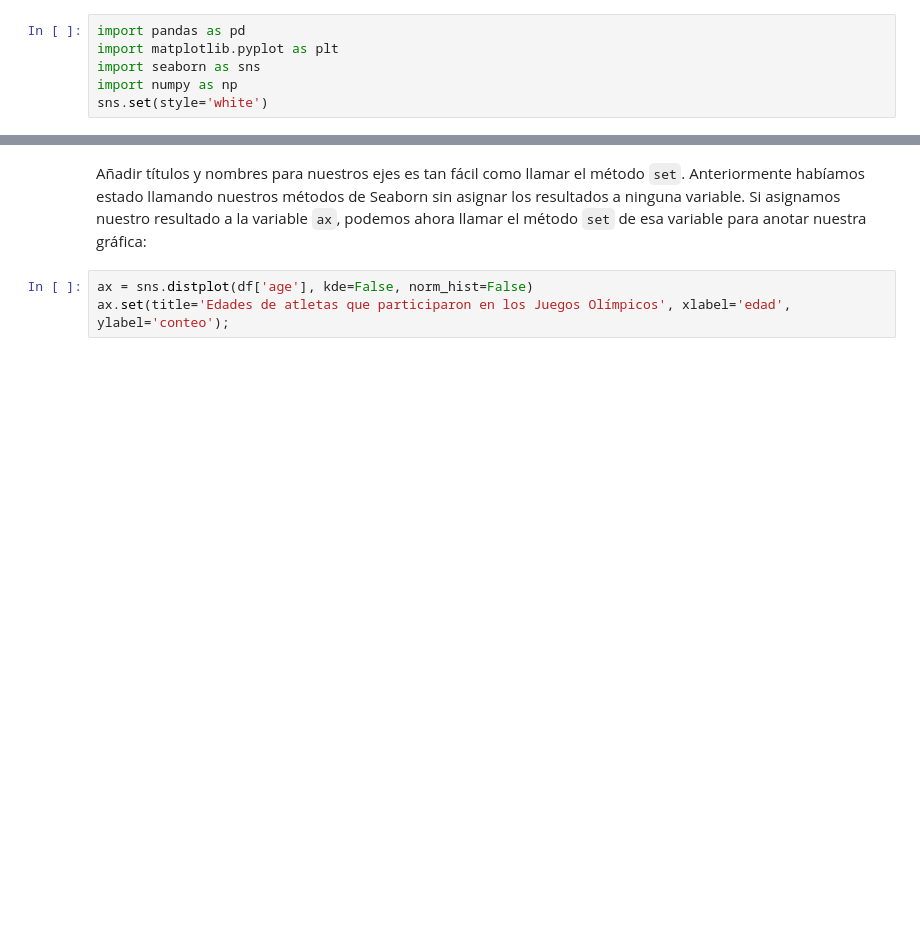
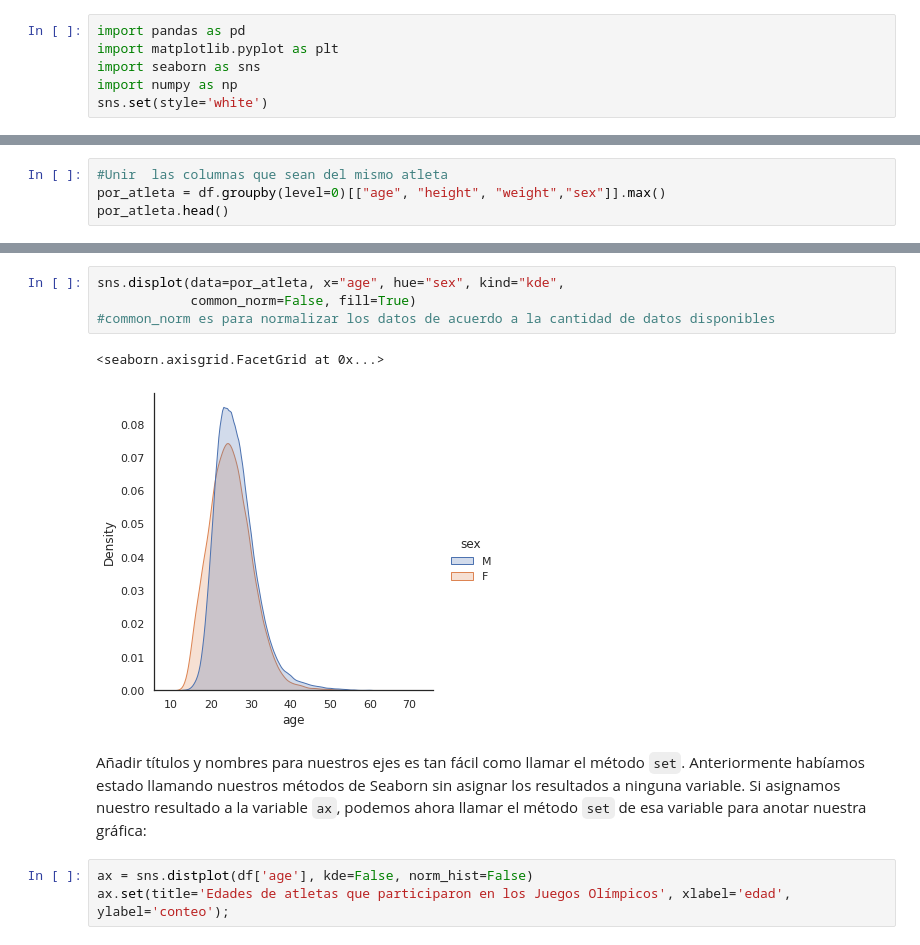
Before and after one commit to AngelicaDC/BEDUpython, a Jupyter notebook: Sesion-03/Ejemplo-01anotando_graficas.ipynb, the cells around one changed output, grey strips where cells are left out. Saved outputs shown, nothing was run; the diff lists cells and outputs as text; blank space fills up the shorter version.

```diff
--- a/Sesion-03/Ejemplo-01anotando_graficas.ipynb
+++ b/Sesion-03/Ejemplo-01anotando_graficas.ipynb
@@ -47,3 +48,7 @@ df.head()
 | 5 | Christine Jacoba Aaftink | F | 21.0 | 185.0 | 82.0 | Netherlands | NED | 1988 Winter | 1988 | Winter | Calgary | ... |
 | 5 | Christine Jacoba Aaftink | F | 21.0 | 185.0 | 82.0 | Netherlands | NED | 1988 Winter | 1988 | Winter | Calgary | ... |
 | 5 | Christine Jacoba Aaftink | F | 25.0 | 185.0 | 82.0 | Netherlands | NED | 1992 Winter | 1992 | Winter | Albertville | ... |
+# %%
+#Unir  las columnas que sean del mismo atleta
+por_atleta = df.groupby(level=0)[["age", "height", "weight","sex"]].max()
+por_atleta.head()
@@ -50,3 +63,10 @@ df.head()
+# %%
+sns.displot(data=por_atleta, x="age", hue="sex", kind="kde",
+            common_norm=False, fill=True)
+#common_norm es para normalizar los datos de acuerdo a la cantidad de datos disponibles
+# %% [output]
+<seaborn.axisgrid.FacetGrid at 0x...>
+[figure, added]
 # %% [markdown]
 Añadir títulos y nombres para nuestros ejes es tan fácil como llamar el método `set`. Anteriormente habíamos estado llamando nuestros métodos de Seaborn sin asignar los resultados a ninguna variable. Si asignamos nuestro resultado a la variable `ax`, podemos ahora llamar el método `set` de esa variable para anotar nuestra gráfica:
 # %%
```
Also changed, not shown: parts of 5 cells of this notebook.
